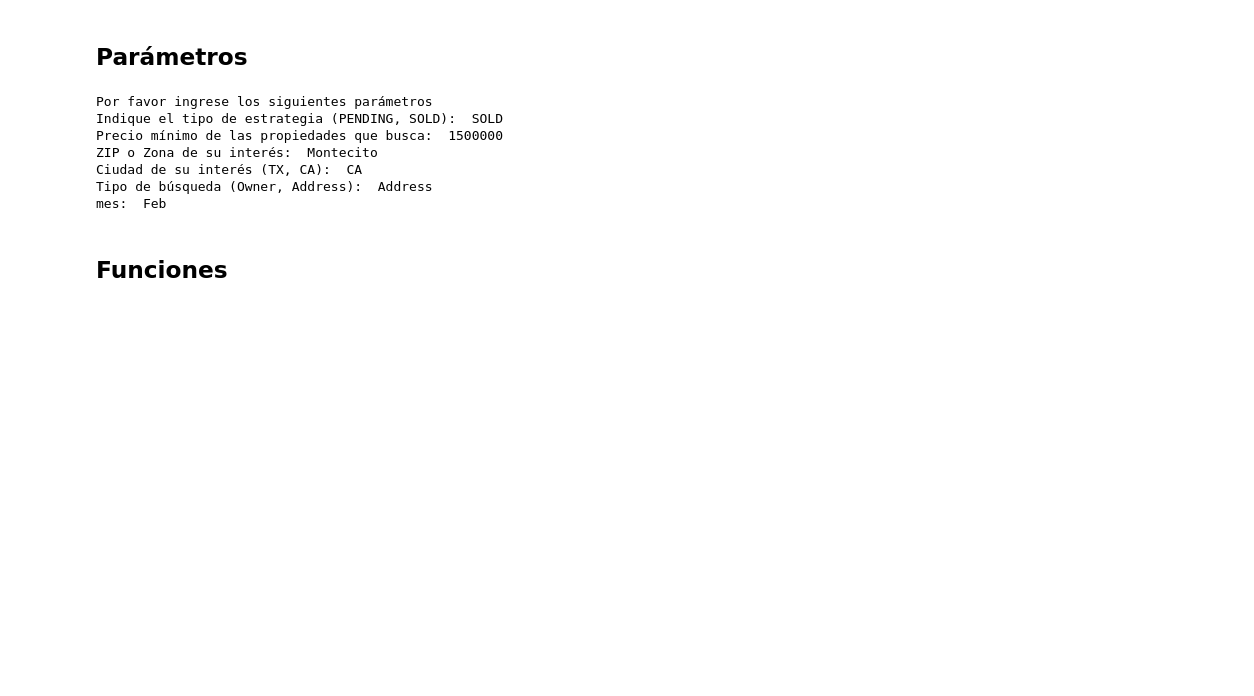
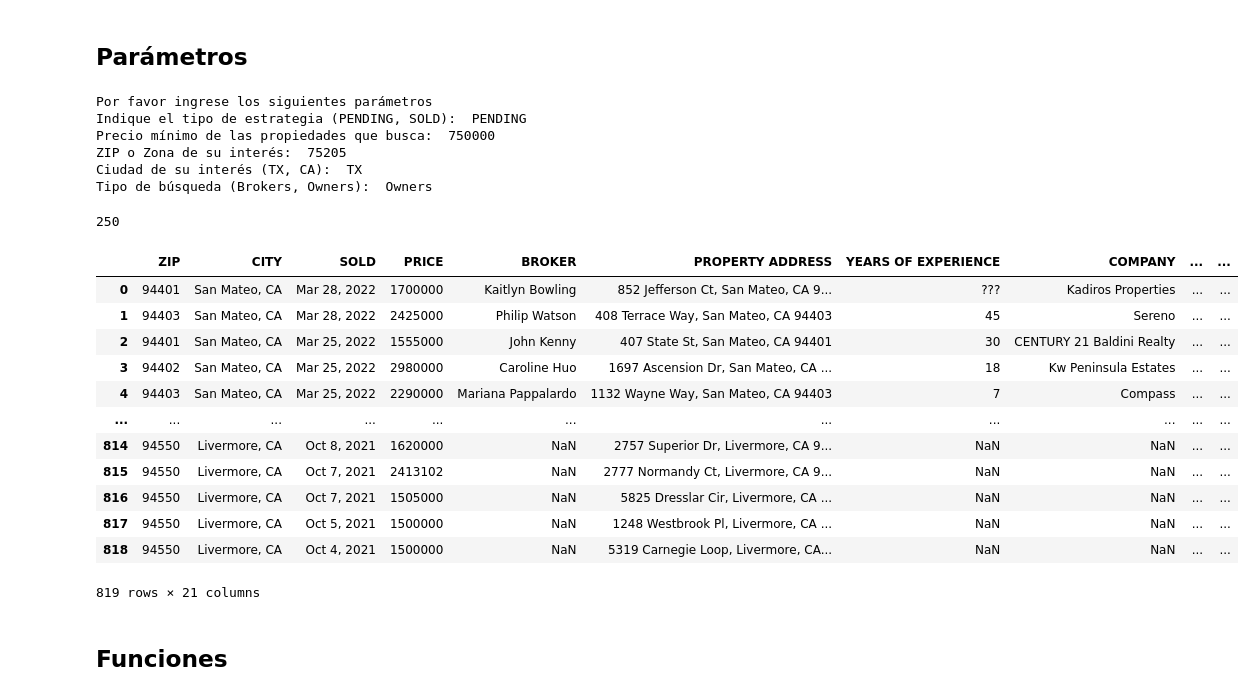
Before and after one commit to Datos-Analisis/Code-4-Lisintgs, a Jupyter notebook: Code Listings.ipynb, the cells around one changed output. Cells and saved outputs as stored; diff of their text form; code cells hidden in the pictures; blank space fills up the shorter version.

```diff
--- a/Code Listings.ipynb
+++ b/Code Listings.ipynb
@@ -77,7 +77,7 @@ precioMeta= input("Precio mínimo de las propiedades que busca: ")
 precioMeta=int(precioMeta)
 lugar= input("ZIP o Zona de su interés: ") #78738
 Ciudad=input("Ciudad de su interés (TX, CA): ")
-criterio = input("Tipo de búsqueda (Owner, Address): ")
+criterio = input("Tipo de búsqueda (Brokers, Owners): ")
 lugar=f'{lugar.replace(" ","-")}_{Ciudad}'
 if estrategia == 'SOLD':
     lugar=lugar+'/show-recently-sold'
@@ -109,12 +109,32 @@ new_df = pd.DataFrame([vaciosRow],columns=cols)
 initialRows=df.shape[0]
 # %% [output]
 Por favor ingrese los siguientes parámetros
-Indique el tipo de estrategia (PENDING, SOLD):  SOLD
-Precio mínimo de las propiedades que busca:  1500000
-ZIP o Zona de su interés:  Montecito
-Ciudad de su interés (TX, CA):  CA
-Tipo de búsqueda (Owner, Address):  Address
-mes:  Feb
+Indique el tipo de estrategia (PENDING, SOLD):  PENDING
+Precio mínimo de las propiedades que busca:  750000
+ZIP o Zona de su interés:  75205
+Ciudad de su interés (TX, CA):  TX
+Tipo de búsqueda (Brokers, Owners):  Owners
+# %%
+initialRows=df.shape[0]
+initialRows
+# %% [output]
+250
+# %%
+df
+# %% [output]
+|  | ZIP | CITY | SOLD | PRICE | BROKER | PROPERTY ADDRESS | YEARS OF EXPERIENCE | COMPANY | ... | ... |
+| 0 | 94401 | San Mateo, CA | Mar 28, 2022 | 1700000 | Kaitlyn Bowling | 852 Jefferson Ct, San Mateo, CA 9... | ??? | Kadiros Properties | ... | ... |
+| 1 | 94403 | San Mateo, CA | Mar 28, 2022 | 2425000 | Philip Watson | 408 Terrace Way, San Mateo, CA 94403 | 45 | Sereno | ... | ... |
+| 2 | 94401 | San Mateo, CA | Mar 25, 2022 | 1555000 | John Kenny | 407 State St, San Mateo, CA 94401 | 30 | CENTURY 21 Baldini Realty | ... | ... |
+| 3 | 94402 | San Mateo, CA | Mar 25, 2022 | 2980000 | Caroline Huo | 1697 Ascension Dr, San Mateo, CA ... | 18 | Kw Peninsula Estates | ... | ... |
+| 4 | 94403 | San Mateo, CA | Mar 25, 2022 | 2290000 | Mariana Pappalardo | 1132 Wayne Way, San Mateo, CA 94403 | 7 | Compass | ... | ... |
+| ... | ... | ... | ... | ... | ... | ... | ... | ... | ... | ... |
+| 814 | 94550 | Livermore, CA | Oct 8, 2021 | 1620000 | NaN | 2757 Superior Dr, Livermore, CA 9... | NaN | NaN | ... | ... |
+| 815 | 94550 | Livermore, CA | Oct 7, 2021 | 2413102 | NaN | 2777 Normandy Ct, Livermore, CA 9... | NaN | NaN | ... | ... |
+| 816 | 94550 | Livermore, CA | Oct 7, 2021 | 1505000 | NaN | 5825 Dresslar Cir, Livermore, CA ... | NaN | NaN | ... | ... |
+| 817 | 94550 | Livermore, CA | Oct 5, 2021 | 1500000 | NaN | 1248 Westbrook Pl, Livermore, CA ... | NaN | NaN | ... | ... |
+| 818 | 94550 | Livermore, CA | Oct 4, 2021 | 1500000 | NaN | 5319 Carnegie Loop, Livermore, CA... | NaN | NaN | ... | ... |
+819 rows × 21 columns
 # %% [markdown]
 ## Funciones
 # %%
```
Also changed, not shown: parts of 8 cells of this notebook.
